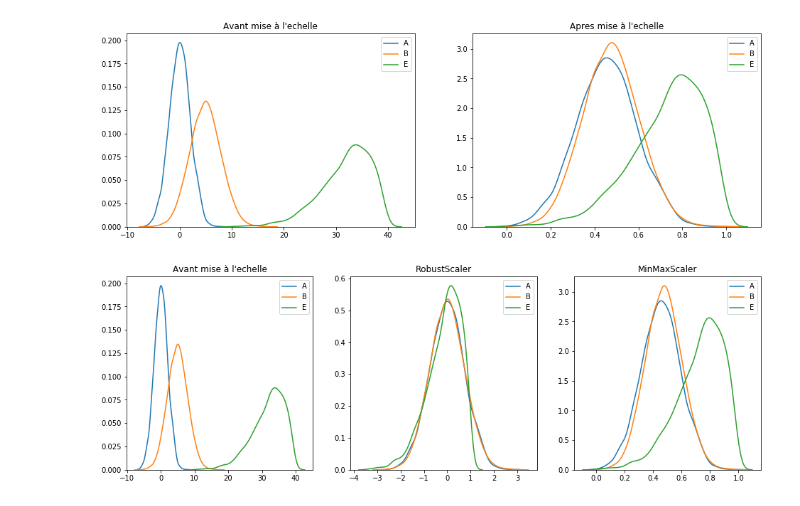
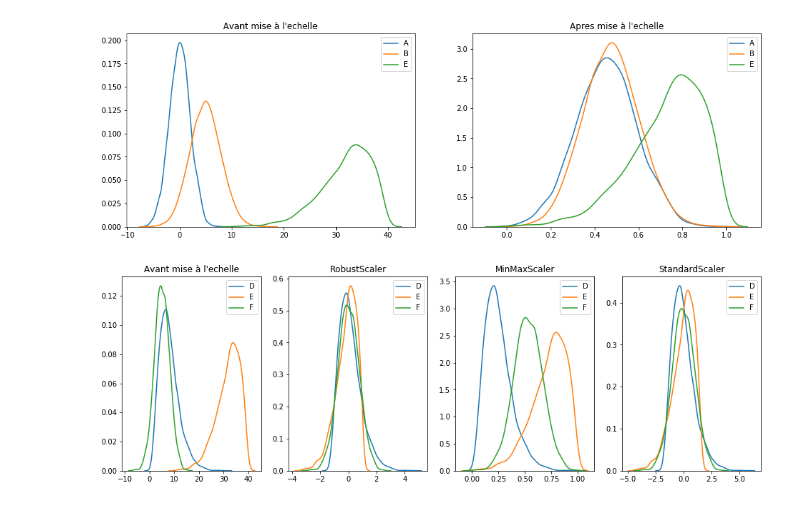
Before and after one commit to valparaizo/python_tutos, a Jupyter notebook: features_scaling/featurescaling_1.ipynb, the cells around one changed output. Drawn from its saved outputs; the diff is of its cells as text; code cells hidden in the pictures.

```diff
--- a/features_scaling/featurescaling_1.ipynb
+++ b/features_scaling/featurescaling_1.ipynb
@@ -18,8 +19,8 @@ def plotGraph(pdf, pscaled_df):
         sns.kdeplot(pscaled_df[col], ax=b)
     plt.show()
 
-def plotGraph3(pdf, pscaled1, pscaled2):
-    fig, (a, b, c) = plt.subplots(ncols=3, figsize=(16, 5))
+def plotGraphAll(pdf, pscaled1, pscaled2, pscaled3):
+    fig, (a, b, c, d) = plt.subplots(ncols=4, figsize=(16, 5))
     a.set_title("Avant mise à l'echelle")
     for col in pdf.columns:
         sns.kdeplot(pdf[col], ax=a)
@@ -29,4 +30,7 @@ def plotGraph3(pdf, pscaled1, pscaled2):
     c.set_title("MinMaxScaler")
     for col in pscaled2.columns:
         sns.kdeplot(pscaled2[col], ax=c)
+    d.set_title("StandardScaler")
+    for col in pscaled3.columns:
+        sns.kdeplot(pscaled3[col], ax=d)
     plt.show()
@@ -92,11 +108,14 @@ plotGraph(df[keepCols], scaled_df)
 # %%
 scaler1 = RobustScaler()
 scaler2 = MinMaxScaler()
-keepCols = ['A', 'B', 'E']
+scaler3 = StandardScaler()
+keepCols = ['D', 'E', 'F'] # ['A', 'E', 'D']
 dfscaler1 = scaler1.fit_transform(df[keepCols])
 dfscaler1 = pd.DataFrame(dfscaler1, columns=keepCols)
 dfscaler2 = scaler2.fit_transform(df[keepCols])
 dfscaler2 = pd.DataFrame(dfscaler2, columns=keepCols)
-plotGraph3(df[keepCols], dfscaler1, dfscaler2)
+dfscaler3 = scaler3.fit_transform(df[keepCols])
+dfscaler3 = pd.DataFrame(dfscaler3, columns=keepCols)
+plotGraphAll(df[keepCols], dfscaler1, dfscaler2, dfscaler3)
 # %% [output]
-[figure, old version]
+[figure, new version]
```
Also changed, not shown: parts of 6 cells of this notebook.
